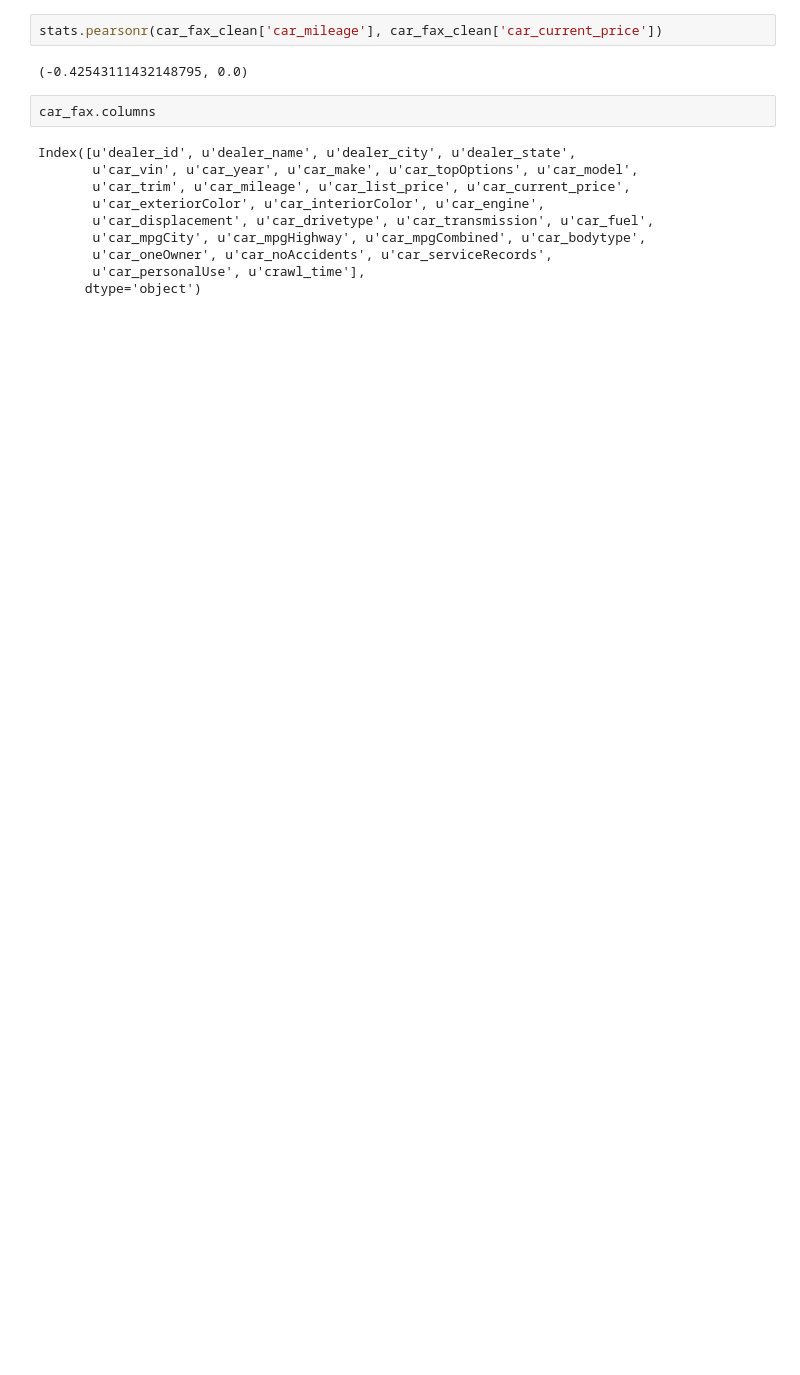
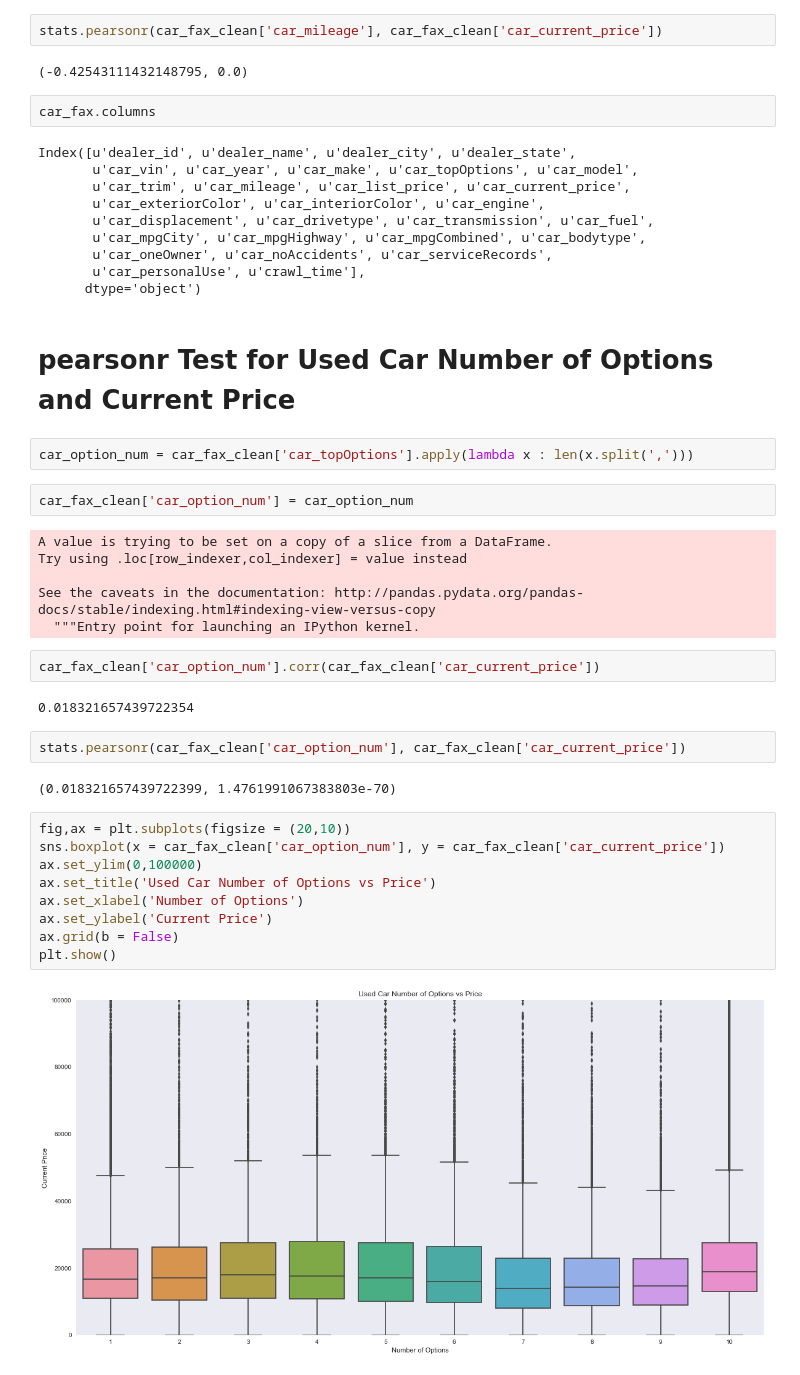
Before and after one commit to codescracker/carfax_analytics, a Jupyter notebook: carfax_statistial_test.ipynb, the cells around one changed output. Cells and saved outputs as stored; diff of their text form; blank space fills up the shorter version.

```diff
--- a/carfax_statistial_test.ipynb
+++ b/carfax_statistial_test.ipynb
@@ -291,3 +291,34 @@ Index([u'dealer_id', u'dealer_name', u'dealer_city', u'dealer_state',
        u'car_oneOwner', u'car_noAccidents', u'car_serviceRecords',
        u'car_personalUse', u'crawl_time'],
       dtype='object')
+# %% [markdown]
+# pearsonr Test for Used Car Number of Options and Current Price
+# %%
+car_option_num = car_fax_clean['car_topOptions'].apply(lambda x : len(x.split(',')))
+# %%
+car_fax_clean['car_option_num'] = car_option_num
+# %% [output]
+A value is trying to be set on a copy of a slice from a DataFrame.
+Try using .loc[row_indexer,col_indexer] = value instead
+
+See the caveats in the documentation: http://pandas.pydata.org/pandas-docs/stable/indexing.html#indexing-view-versus-copy
+  """Entry point for launching an IPython kernel.
+# %%
+car_fax_clean['car_option_num'].corr(car_fax_clean['car_current_price'])
+# %% [output]
+0.018321657439722354
+# %%
+stats.pearsonr(car_fax_clean['car_option_num'], car_fax_clean['car_current_price'])
+# %% [output]
+(0.018321657439722399, 1.4761991067383803e-70)
+# %%
+fig,ax = plt.subplots(figsize = (20,10))
+sns.boxplot(x = car_fax_clean['car_option_num'], y = car_fax_clean['car_current_price'])
+ax.set_ylim(0,100000)
+ax.set_title('Used Car Number of Options vs Price')
+ax.set_xlabel('Number of Options')
+ax.set_ylabel('Current Price')
+ax.grid(b = False)
+plt.show()
+# %% [output]
+[figure, added]
```
Also changed, not shown: parts of 2 cells of this notebook, 2 other files.
